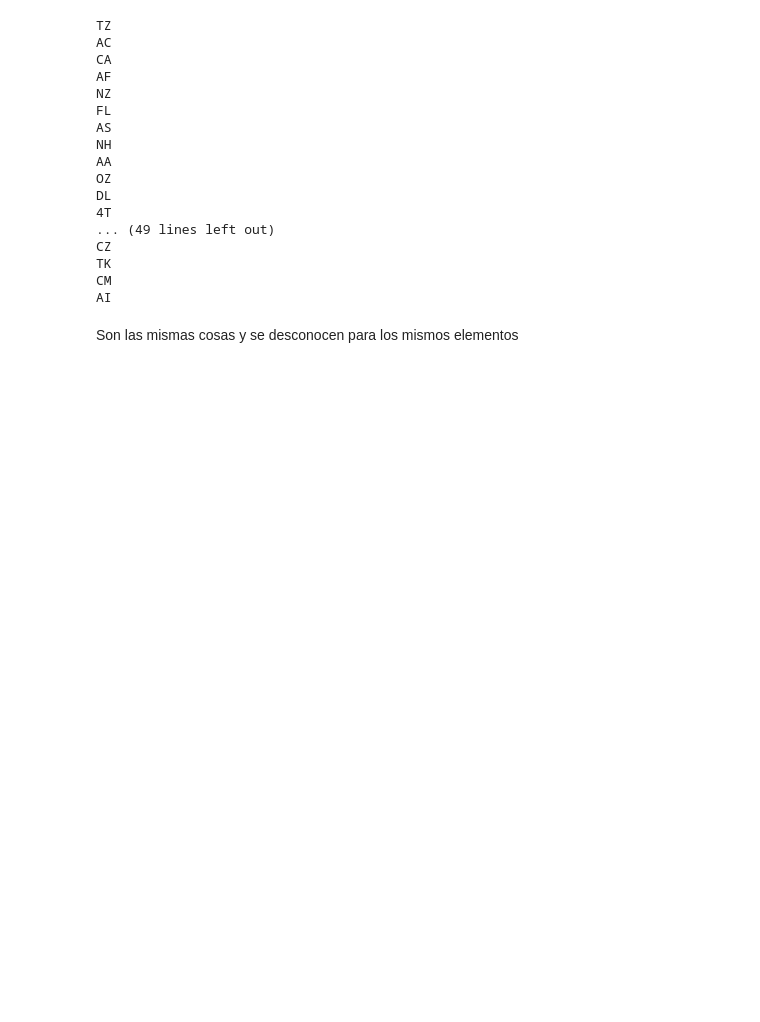
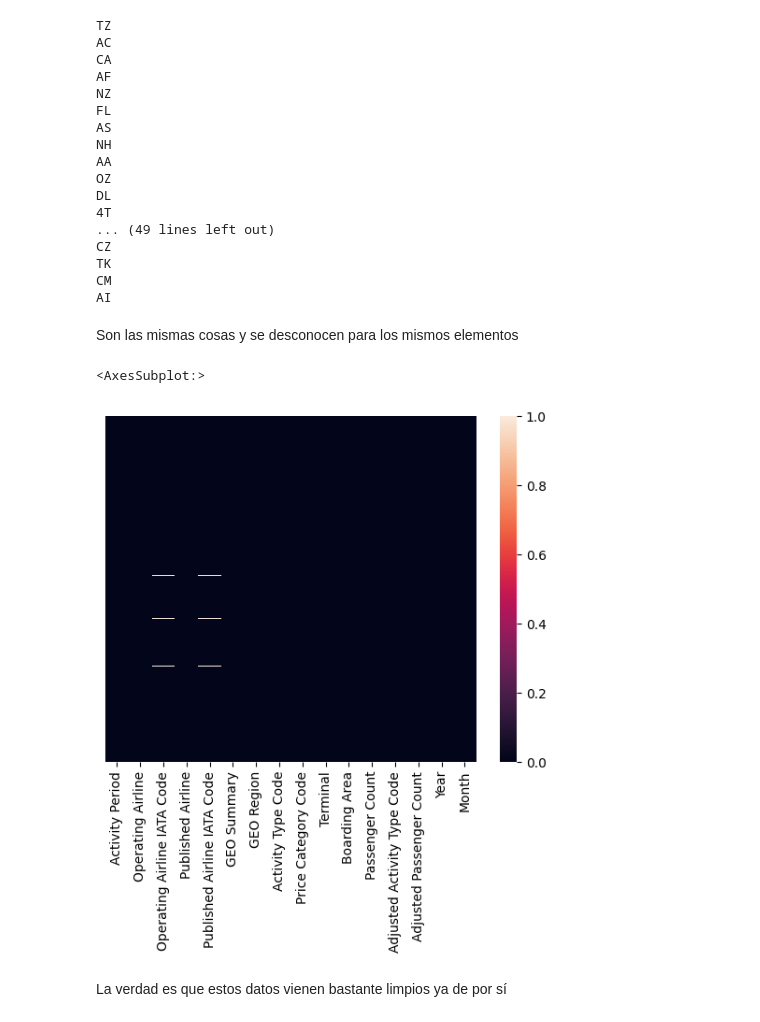
Before and after one commit to MiguelGG03/Final_Poject_PySpark, a Jupyter notebook: data_cleaning/csv/script.ipynb, the cells around one changed output. Cells and saved outputs as stored; diff of their text form; code cells hidden in the pictures; blank space fills up the shorter version.

```diff
--- a/data_cleaning/csv/script.ipynb
+++ b/data_cleaning/csv/script.ipynb
@@ -103,0 +106,7 @@ Son las mismas cosas y se desconocen para los mismos elementos
+# %%
+sns.heatmap(df.isnull().compute(), yticklabels=False)
+# %% [output]
+<AxesSubplot:>
+[figure, added]
+# %% [markdown]
+La verdad es que estos datos vienen bastante limpios ya de por sí
```
Also changed, not shown: parts of 1 cell of this notebook.
